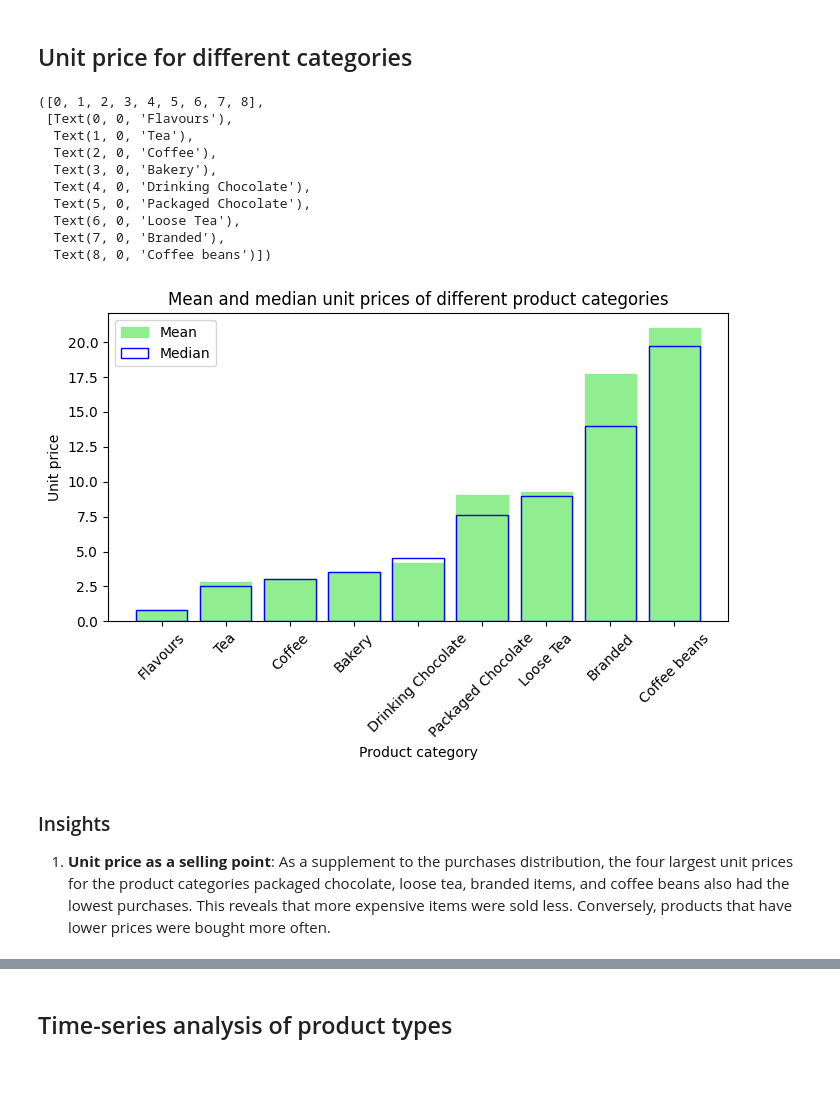
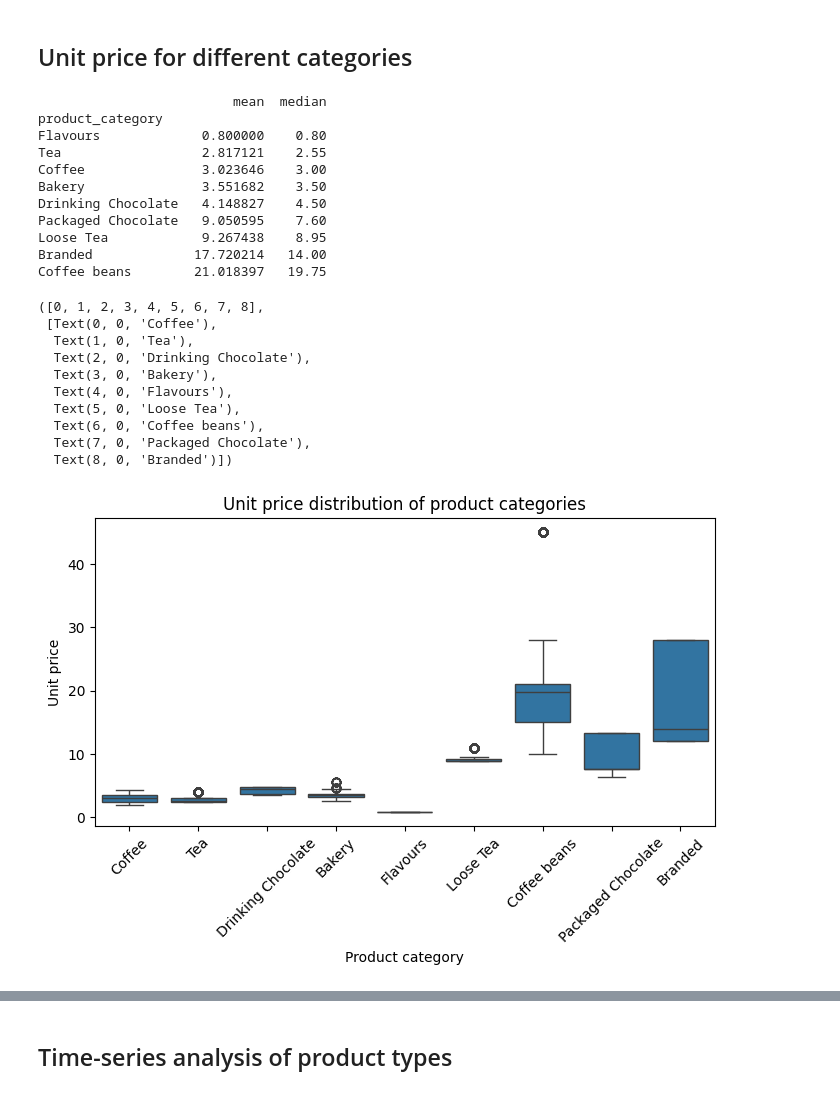
Before and after one commit to mlcuadra1/Coffee-Shop-EDA, a Jupyter notebook: notebooks/eda.ipynb, the cells around one changed output, grey strips where cells are left out. Drawn from its saved outputs; the diff is of its cells as text; code cells hidden in the pictures.

Commit message:
Change unit price to boxplot

```diff
--- a/notebooks/eda.ipynb
+++ b/notebooks/eda.ipynb
@@ -264,31 +258,36 @@ plt.xticks(rotation=45)
 ## Unit price for different categories
 # %%
 product_cat_prices = data.groupby('product_category')['unit_price'].agg(['mean', 'median']).sort_values('mean')
-# print(product_cat_prices)
+print(product_cat_prices)
 
 fig, ax0 = plt.subplots(figsize=figsize1_1)
 
-ax0.bar(product_cat_prices.index, product_cat_prices['mean'], color='lightgreen', edgecolor='lightgreen', label='Mean')
-ax0.bar(product_cat_prices.index, product_cat_prices['median'], color='none', edgecolor='blue', label='Median')
+sns.boxplot(x='product_category', y='unit_price', data=data)
 
 ax0.set_xlabel('Product category')
 ax0.set_ylabel('Unit price')
-ax0.set_title('Mean and median unit prices of different product categories')
-ax0.legend()
-
+ax0.set_title('Unit price distribution of product categories')
 plt.xticks(rotation=45)
 # %% [output]
-([0, 1, 2, 3, 4, 5, 6, 7, 8],
- [Text(0, 0, 'Flavours'),
-  Text(1, 0, 'Tea'),
-  Text(2, 0, 'Coffee'),
-  Text(3, 0, 'Bakery'),
-  Text(4, 0, 'Drinking Chocolate'),
-  Text(5, 0, 'Packaged Chocolate'),
-  Text(6, 0, 'Loose Tea'),
-  Text(7, 0, 'Branded'),
-  Text(8, 0, 'Coffee beans')])
+                         mean  median
+product_category
+Flavours             0.800000    0.80
+Tea                  2.817121    2.55
+Coffee               3.023646    3.00
+Bakery               3.551682    3.50
+Drinking Chocolate   4.148827    4.50
+Packaged Chocolate   9.050595    7.60
+Loose Tea            9.267438    8.95
+Branded             17.720214   14.00
+Coffee beans        21.018397   19.75
+([0, 1, 2, 3, 4, 5, 6, 7, 8],
+ [Text(0, 0, 'Coffee'),
+  Text(1, 0, 'Tea'),
+  Text(2, 0, 'Drinking Chocolate'),
+  Text(3, 0, 'Bakery'),
+  Text(4, 0, 'Flavours'),
+  Text(5, 0, 'Loose Tea'),
+  Text(6, 0, 'Coffee beans'),
+  Text(7, 0, 'Packaged Chocolate'),
+  Text(8, 0, 'Branded')])
-[figure, old version]
+[figure, new version]
-# %% [markdown]
-### Insights
-1. **Unit price as a selling point**: As a supplement to the purchases distribution, the four largest unit prices for the product categories packaged chocolate, loose tea, branded items, and coffee beans also had the lowest purchases. This reveals that more expensive items were sold less. Conversely, products that have lower prices were bought more often.
```
Also changed, not shown: parts of 4 cells of this notebook.
